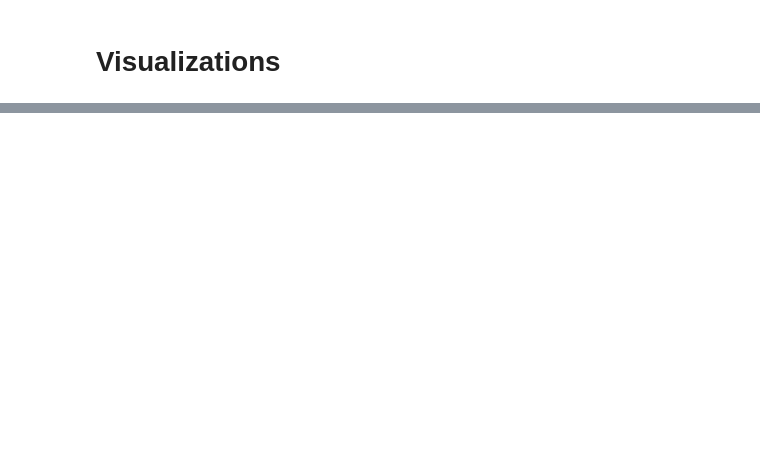
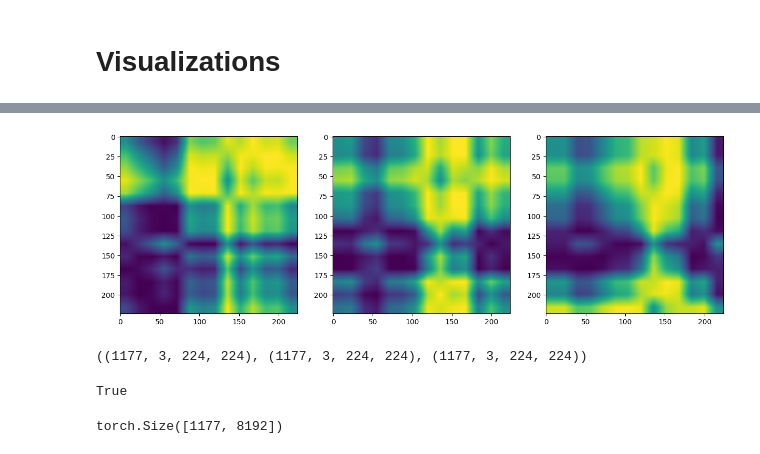
Before and after one commit to thdhyan/StockHack2025, a Jupyter notebook: stockhack.ipynb, the cells around one changed output, grey strips where cells are left out. Saved outputs shown, nothing was run; the diff lists cells and outputs as text; code cells hidden in the pictures; blank space fills up the shorter version.

```diff
--- a/stockhack.ipynb
+++ b/stockhack.ipynb
@@ -172,0 +350,10 @@ dtype: float64
+# %%
+#Plot gaf
+import matplotlib.pyplot as plt
+gaf = gafs_array2[100]
+fig, axs = plt.subplots(1, 3, figsize=(15, 5))
+
+for i in range(3):
+    axs[i].imshow(gaf[i], cmap='viridis')
+# %% [output]
+[figure, added]
@@ -172,0 +409,20 @@ dtype: float64
+# %%
+gafs_array1 = np.array(gafs_array1)
+gafs_array2 = np.array(gafs_array2)
+gafs_array3 = np.array(gafs_array3)
+gafs_array1.shape, gafs_array2.shape, gafs_array3.shape
+# %% [output]
+((1177, 3, 224, 224), (1177, 3, 224, 224), (1177, 3, 224, 224))
+# %%
+torch.cuda.is_available()
+# %% [output]
+True
+# %%
+BATCH_SIZE = 2
+feature_vectors = extract_features_in_batches(gafs_array1, BATCH_SIZE)
+feature_vectors = torch.cat((feature_vectors, extract_features_in_batches(gafs_array2, BATCH_SIZE)), dim=1)
+feature_vectors = torch.cat((feature_vectors, extract_features_in_batches(gafs_array3, BATCH_SIZE)), dim=1)
+feature_vectors = torch.cat((feature_vectors, extract_features_in_batches(gafs_array4, BATCH_SIZE)), dim=1)
+feature_vectors.shape
+# %% [output]
+torch.Size([1177, 8192])
```
Also changed, not shown: parts of 24 cells of this notebook.
